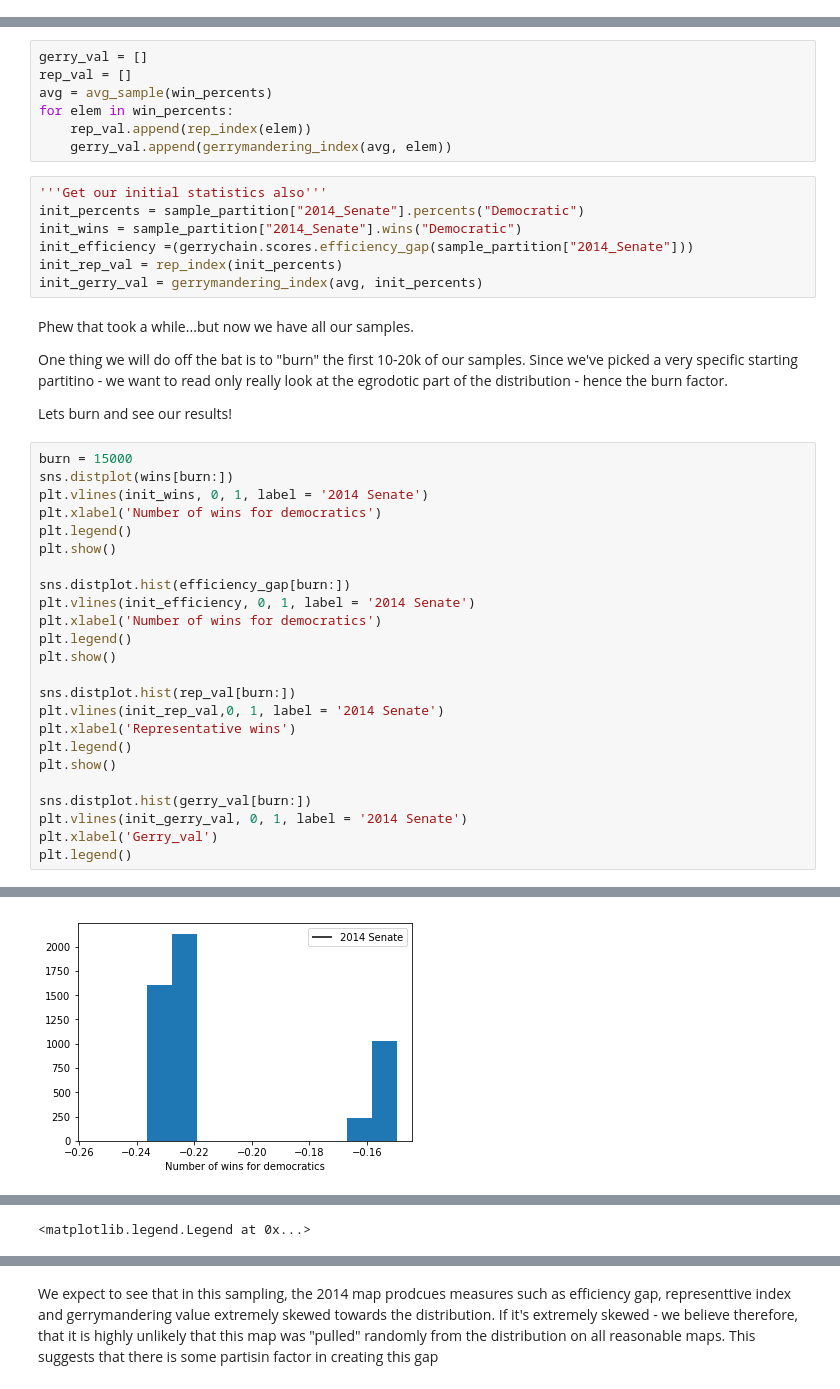
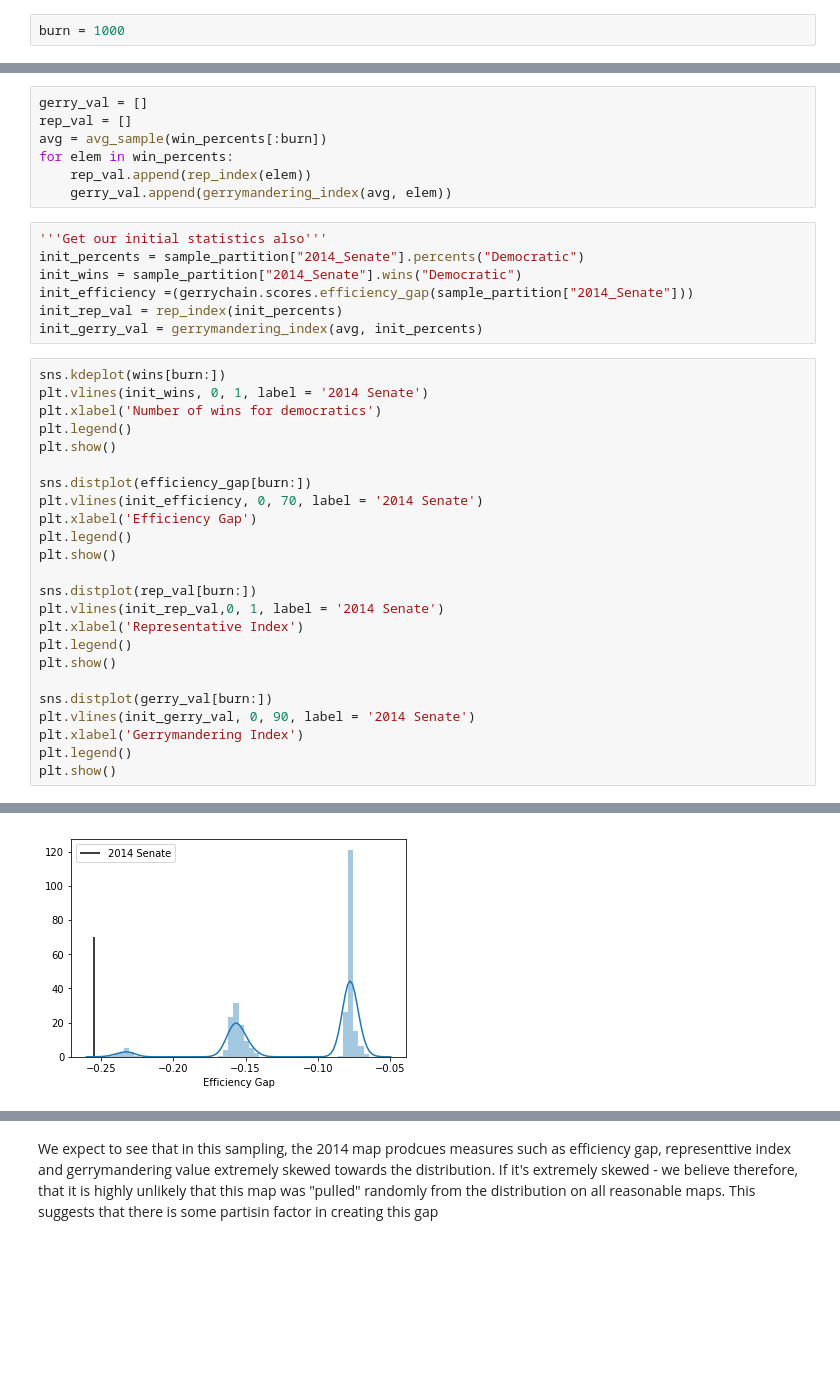
Before and after one commit to adityakaran/Gerrymandering_AM207, a Jupyter notebook: Gerrymandering_v2.ipynb, the cells around one changed output, grey strips where cells are left out. Cells and saved outputs as stored; diff of their text form; blank space fills up the shorter version.

Commit message:
Full version + more writeup + cleaner_plots

```diff
--- a/Gerrymandering_v2.ipynb
+++ b/Gerrymandering_v2.ipynb
@@ -157,3 +166,5 @@ The rep_index performs a basic regression to see at what the interpolated number
+# %%
+burn = 1000
 # %%
 def rep_index(win_percents):
     a = np.array(win_percents)
@@ -189,7 +200,7 @@ def avg_sample(win_percents_arr):
 # %%
 gerry_val = []
 rep_val = []
-avg = avg_sample(win_percents)
+avg = avg_sample(win_percents[:burn])
 for elem in win_percents:
     rep_val.append(rep_index(elem))
     gerry_val.append(gerrymandering_index(avg, elem))
@@ -200,34 +211,28 @@ init_wins = sample_partition["2014_Senate"].wins("Democratic")
 init_efficiency =(gerrychain.scores.efficiency_gap(sample_partition["2014_Senate"]))
 init_rep_val = rep_index(init_percents)
 init_gerry_val = gerrymandering_index(avg, init_percents)
-# %% [markdown]
-Phew that took a while...but now we have all our samples.
-
-One thing we will do off the bat is to "burn" the first 10-20k of our samples. Since we've picked a very specific starting partitino - we want to read only really look at the egrodotic part of the distribution - hence the burn factor.
-
-Lets burn and see our results!
 # %%
-burn = 15000
-sns.distplot(wins[burn:])
+sns.kdeplot(wins[burn:])
 plt.vlines(init_wins, 0, 1, label = '2014 Senate')
 plt.xlabel('Number of wins for democratics')
 plt.legend()
 plt.show()
 
-sns.distplot.hist(efficiency_gap[burn:])
-plt.vlines(init_efficiency, 0, 1, label = '2014 Senate')
-plt.xlabel('Number of wins for democratics')
+sns.distplot(efficiency_gap[burn:])
+plt.vlines(init_efficiency, 0, 70, label = '2014 Senate')
+plt.xlabel('Efficiency Gap')
 plt.legend()
 plt.show()
 
-sns.distplot.hist(rep_val[burn:])
+sns.distplot(rep_val[burn:])
 plt.vlines(init_rep_val,0, 1, label = '2014 Senate')
-plt.xlabel('Representative wins')
+plt.xlabel('Representative Index')
 plt.legend()
 plt.show()
 
-sns.distplot.hist(gerry_val[burn:])
-plt.vlines(init_gerry_val, 0, 1, label = '2014 Senate')
-plt.xlabel('Gerry_val')
+sns.distplot(gerry_val[burn:])
+plt.vlines(init_gerry_val, 0, 90, label = '2014 Senate')
+plt.xlabel('Gerrymandering Index')
 plt.legend()
+plt.show()
 # %% [output]
@@ -235 +240 @@ plt.legend()
-[figure, old version]
+[figure, new version]
@@ -237 +241,0 @@ plt.legend()
-<matplotlib.legend.Legend at 0x...>
```
Also changed, not shown: parts of 11 cells of this notebook, 1 other file.
